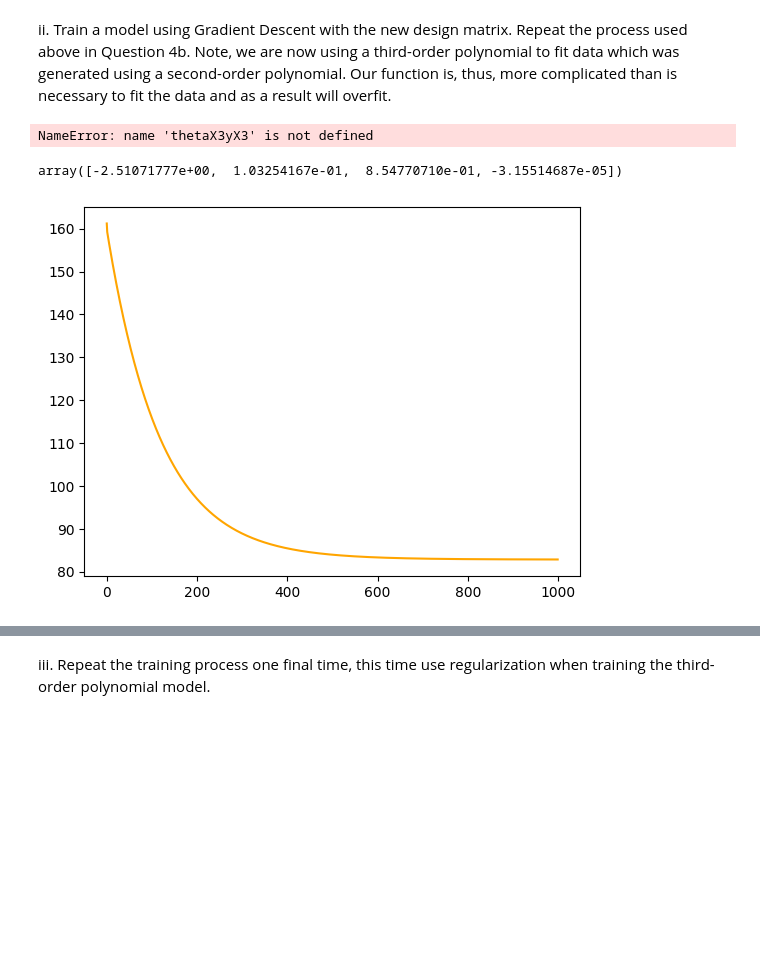
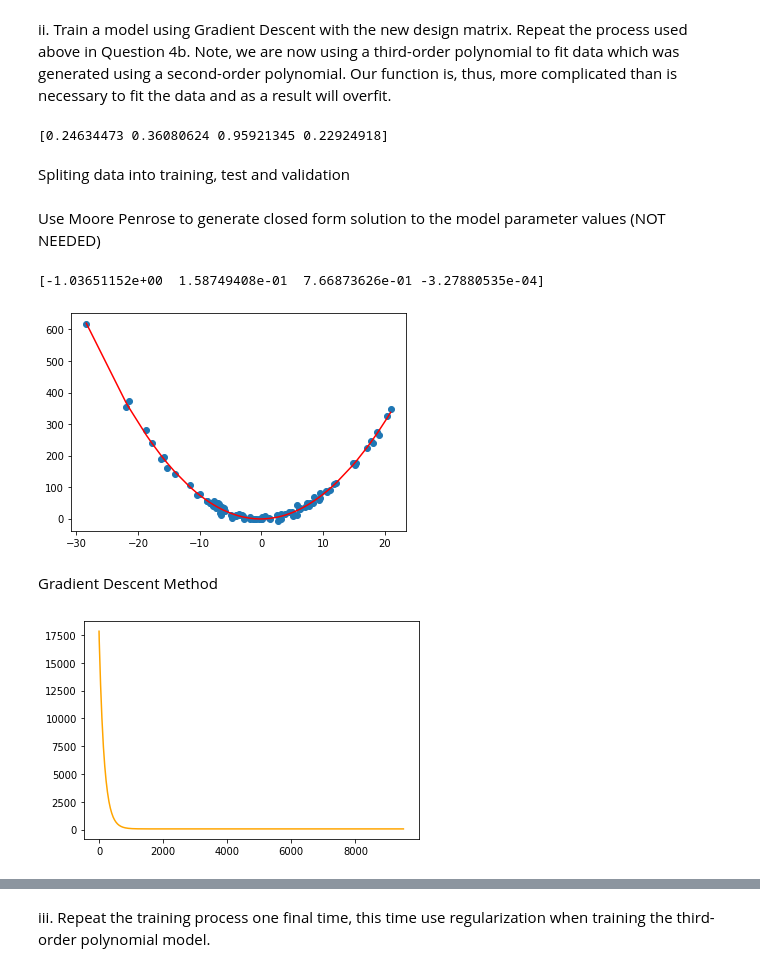
Before and after one commit to muaazbassa/COMS3007A-Machine-Learning, a Jupyter notebook: 4. ML Linear Regression Tutorial/Linear Regression.ipynb, the cells around one changed output, grey strips where cells are left out. Drawn from its saved outputs; the diff is of its cells as text; code cells hidden in the pictures; blank space fills up the shorter version.

```diff
--- a/4. ML Linear Regression Tutorial/Linear Regression.ipynb
+++ b/4. ML Linear Regression Tutorial/Linear Regression.ipynb
@@ -322,59 +326,75 @@ theta0 = thetaX3[0]
 theta1 = thetaX3[1]
 theta2 = thetaX3[2]
 theta3 = thetaX3[3]
-yX3 = np.dot(designX3, thetaX3)
-printX3)
+
+print(thetaX3)
 # %% [output]
-NameError: name 'thetaX3yX3' is not defined
+[0.24634473 0.36080624 0.95921345 0.22924918]
+# %% [markdown]
+Spliting data into training, test and validation
 # %%
 # #Training
-training_x_valuesX3 = sample[:90]
-training_y_valuesX3 = y[:90]
-trainDMX3 = designX3[:90]
+training_x_values = sample[:90]
+training_y_values = y[:90]
+trainDMC = designX3[:90]
 
 #Testing
-testing_x_valuesX3 = sample[120:150]
-testing_y_valuesX3 = yX3[120:150]
-testDMX3 = designX3[120:150]
+testing_x_values = sample[120:150]
+testing_y_values = y[120:150]
+testDMC = designX3[120:150]
 
 #Validation
 validation_x_valuesX3 = sample[90:120]
-validation_y_valuesX3 = yX3[90:120]
-validDMX3 = designX3[90:120]
+validation_y_valuesX3 = y[90:120]
+validDMC = designX3[90:120]
-# %%
-moore_penroseX3 = moorePenrose(trainDMX3, training_y_values)
-moore_penroseX3
-# %% [output]
-array([-2.51071777e+00,  1.03254167e-01,  8.54770710e-01, -3.15514687e-05])
+# %% [markdown]
+Use Moore Penrose to generate closed form solution to the model parameter values (NOT NEEDED)
+# %%
+import matplotlib.pyplot as plt
+
+moore_penrose = moorePenrose(trainDMC, training_y_values)
+print(moore_penrose)
+
+sorted_trainX = trainDMC[trainDMC[:,1].argsort()]
+sorted_trainY = np.dot(sorted_trainX, moore_penrose)
+
+plt.scatter(training_x_values, training_y_values)
+plt.plot(sorted_trainX[:,1], sorted_trainY, "r")
+plt.show()
+# %% [output]
+[-1.03651152e+00  1.58749408e-01  7.66873626e-01 -3.27880535e-04]
+[figure, added]
+# %% [markdown]
+Gradient Descent Method
 # %%
-def gradient_descent(X, y, learning_rate=0.0000001, num_iterations=1000):
+def gradient_descent(X, y, learning_rate=0.0000001, num_iterations=10000):
     # Initialize parameters
     m, n = X.shape
-    theta = np.zeros((n, 1))
+    theta = np.zeros(n)
     errors = []
 
     # Perform gradient descent
     for i in range(num_iterations):
-        # Compute predictions
-        y_pred = X.dot(theta)
+        # Compute the hypothesis (predicted values)
+        y_pred = np.dot(X, theta)
 
-        # Compute errors
         error = y_pred - y
-        errors.append(np.mean(error**2))
 
-        # Compute gradients
-        grad = (2/m) * X.T.dot(error)
+        if (i % 20):
+            errors.append(np.mean(error**2))
 
-        # Update parameters
-        theta = theta - learning_rate * grad
+        # Compute the gradient of the cost function
+        gradient = np.dot(X.T, error) / m
+
+        # Update the parameters
+        theta -= learning_rate * gradient
 
     return theta, errors
 
-training_yX3 = Error(training_x_valuesX3, training_y_valuesX3)
-thetaX3,errorX3 = gradient_descent(trainDMX3,training_yX3)
+thetaC1, errorC1 = gradient_descent(trainDMC, training_y_values)
 
-plt.plot(errorX3,color="orange")
+plt.plot(errorC1, color="orange")
 plt.show()
 # %% [output]
-[figure, old version]
+[figure, new version]
 # %%
```
Also changed, not shown: parts of 18 cells of this notebook.
